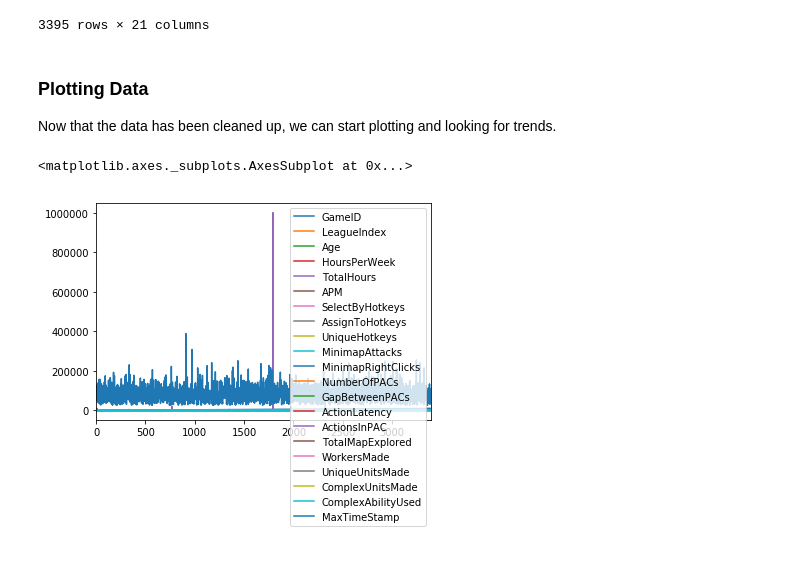
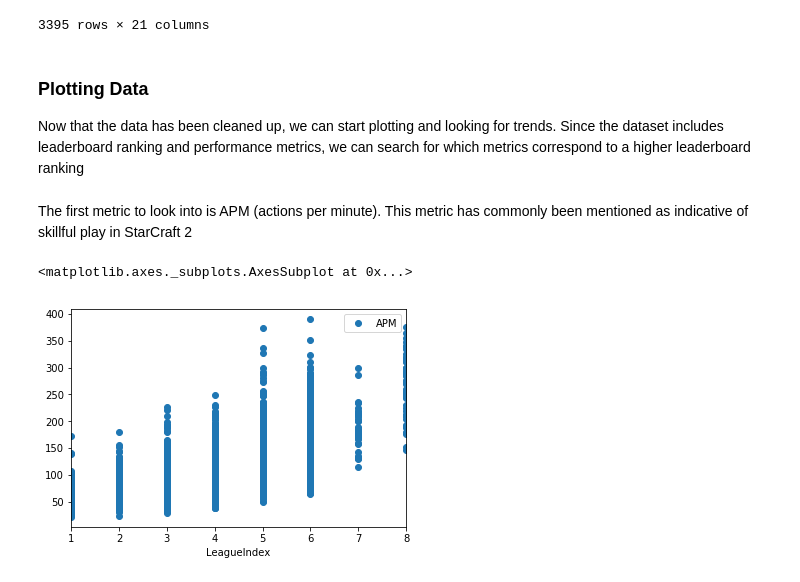
Before and after one commit to jeosadn/patrones, a Jupyter notebook: inv1/Inv-Corta-1.ipynb, the cells around one changed output. Drawn from its saved outputs; the diff is of its cells as text; code cells hidden in the pictures.

```diff
--- a/inv1/Inv-Corta-1.ipynb
+++ b/inv1/Inv-Corta-1.ipynb
@@ -175,10 +175,12 @@ sc_data.fillna(sc_data.mean())
 # %% [markdown]
 ### Plotting Data
 
-Now that the data has been cleaned up, we can start plotting and looking for trends.
+Now that the data has been cleaned up, we can start plotting and looking for trends. Since the dataset includes leaderboard ranking and performance metrics, we can search for which metrics correspond to a higher leaderboard ranking
+# %% [markdown]
+The first metric to look into is APM (actions per minute). This metric has commonly been mentioned as indicative of skillful play in StarCraft 2
 # %%
-#%matplotlib inline
-sc_data.plot()
+%matplotlib inline
+sc_data.plot(x='LeagueIndex', y='APM', style='o')
 # %% [output]
 <matplotlib.axes._subplots.AxesSubplot at 0x...>
-[figure, old version]
+[figure, new version]
```
Also changed, not shown: parts of 8 cells of this notebook.
